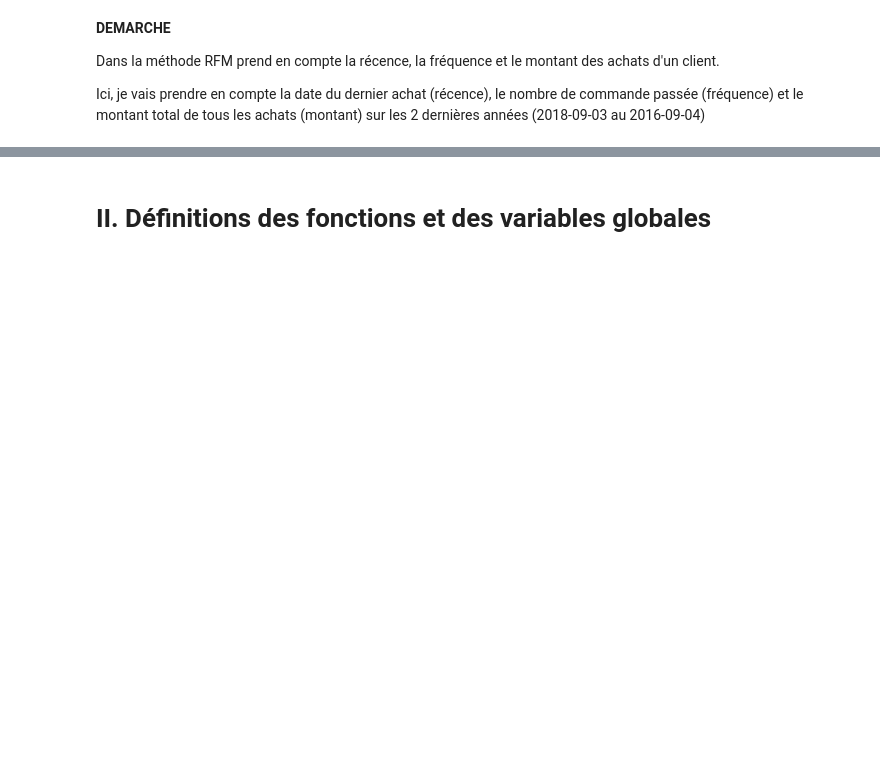
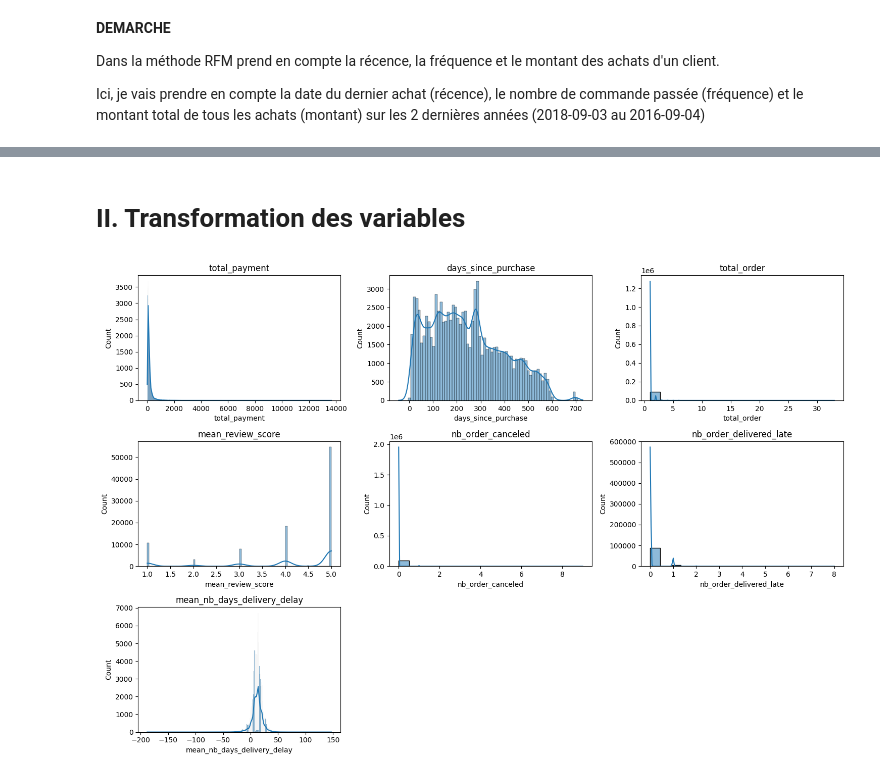
Before and after one commit to helenatong/oc_p5_Segmentez_des_clients_d_un_site_e-commerce, a Jupyter notebook: exploration.ipynb, the cells around one changed output, grey strips where cells are left out. Saved outputs shown, nothing was run; the diff lists cells and outputs as text; code cells hidden in the pictures; blank space fills up the shorter version.

```diff
--- a/exploration.ipynb
+++ b/exploration.ipynb
@@ -274,2 +408,18 @@ df
 # %% [markdown]
-# **II. Définitions des fonctions et des variables globales**
+# **II. Transformation des variables**
+# %%
+variables = [
+    'total_payment', 'days_since_purchase', 'total_order',
+    'mean_review_score', 'nb_order_canceled',
+    'nb_order_delivered_late', 'mean_nb_days_delivery_delay'
+]
+plt.figure(figsize=(15, 10))
+
+for i, var in enumerate(variables, 1):
+    plt.subplot(3, 3, i)
+    sns.histplot(df[var], kde=True)
+    plt.title(var)
+plt.tight_layout()
+plt.show()
+# %% [output]
+[figure, added]
```
Also changed, not shown: parts of 22 cells of this notebook.
